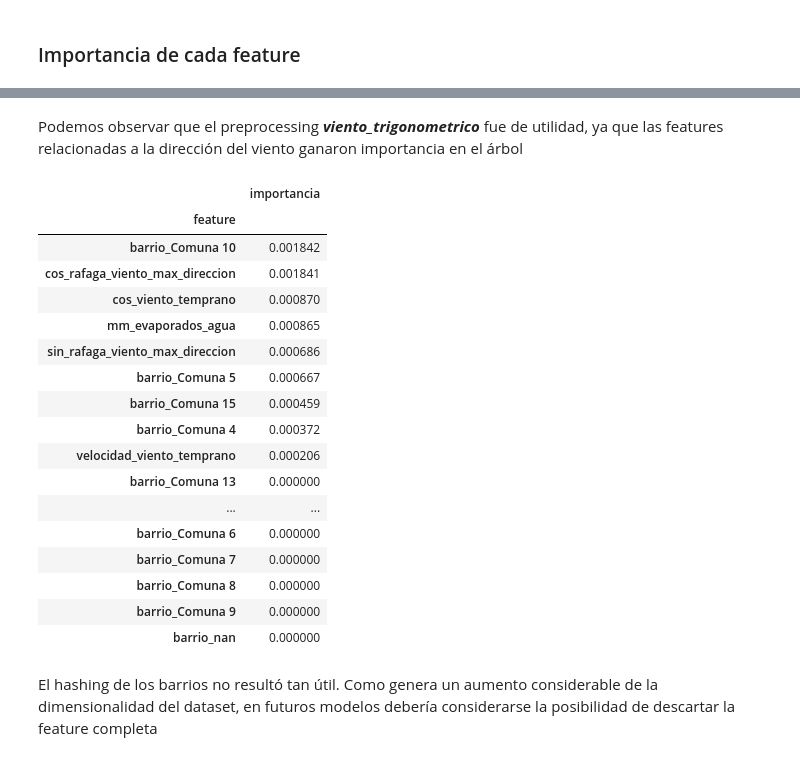
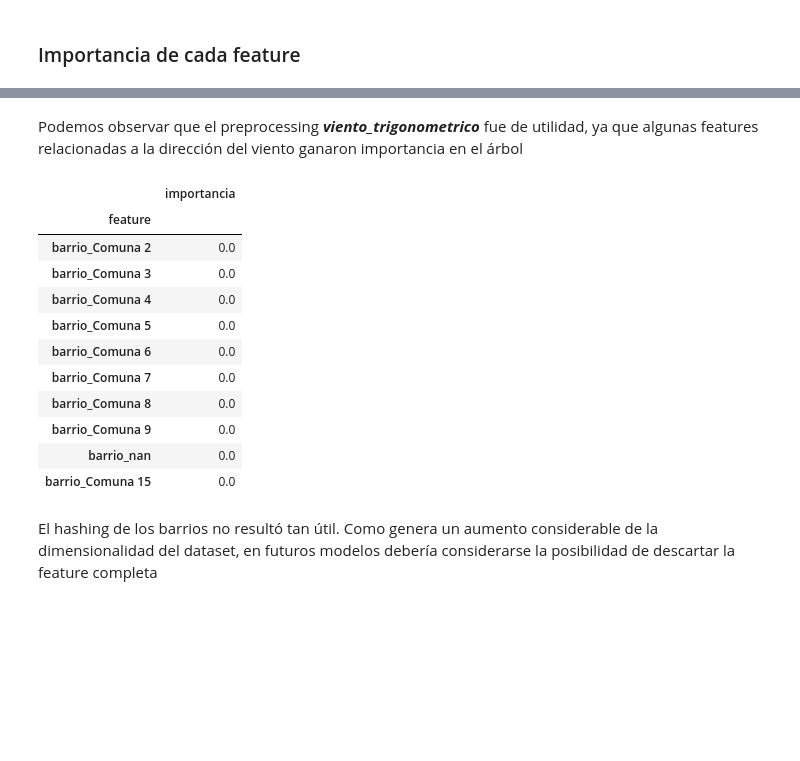
Before and after one commit to fdelu/orga-de-datos, a Jupyter notebook: parte_2/DecisionTreeClassifier.ipynb, the cells around one changed output, grey strips where cells are left out. Cells and saved outputs as stored; diff of their text form; code cells hidden in the pictures; blank space fills up the shorter version.

```diff
--- a/parte_2/DecisionTreeClassifier.ipynb
+++ b/parte_2/DecisionTreeClassifier.ipynb
@@ -20,13 +23,3 @@ from joblib import dump, load
-# %%
-SCORINGS = ["f1", "roc_auc", "accuracy", "recall", "precision"]
-METRIC = "roc_auc"
-
-def tabla(grid, params):
-    tabla = pd.DataFrame(grid.cv_results_)
-    tabla.sort_values("rank_test_" + METRIC, inplace = True)
-    tabla.reset_index(inplace = True)
-    cols = ["param_tree__" + x for x in params] + ["mean_test_" + x for x in SCORINGS]
-    return tabla[cols]
 # %% [markdown]
 ## Preprocessing Nº1
 # %%
@@ -157,24 +147,22 @@ df_features = dia_a_mes(df_features)
 # %% [markdown]
 ### Grid search de hiperparámetros
 # %%
-# Reducimos un poco la busqueda a los valores cercanos
-# a los encontrados con el primer preprocessing
 parameters = {
-    "tree__max_depth": np.arange(8,15,1),
-    "tree__min_samples_split": np.arange(400,600,25)
+    "criterion": [
+        "gini",
+        "entropy"
+    ],
+    "max_depth": np.arange(3,15,1),
+    "min_samples_leaf": np.arange(100,800,25),
 }
 
-pipe = Pipeline([
-    ("imp", SimpleImputer()),
-    ("tree", DecisionTreeClassifier(criterion="entropy", random_state=0))
-])
+grid = GridSearchCV(DecisionTreeClassifier(random_state=0),
+                    param_grid=parameters,
+                    cv = StratifiedKFold(5),
+                    refit = METRIC,
+                    scoring = SCORINGS,
+                    n_jobs = -1)
 
-grid = GridSearchCV(pipe, param_grid=parameters,
-                                       cv = 5,
-                                       scoring = SCORINGS,
-                                       refit=METRIC,
-                                       n_jobs = -1)
-
-grid.fit(df_features, df_target.values.ravel())
+grid.fit(X_train, Y_train)
 grid.best_score_
 # %% [output]
@@ -224,29 +210,20 @@ pd.DataFrame(zip(df_features.columns, grid.best_estimator_[1].feature_importance
 # %% [markdown]
-Podemos observar que el preprocessing ***viento_trigonometrico*** fue de utilidad, ya que las features relacionadas a la dirección del viento ganaron importancia en el árbol
+Podemos observar que el preprocessing ***viento_trigonometrico*** fue de utilidad, ya que algunas features relacionadas a la dirección del viento ganaron importancia en el árbol
 # %%
-pd.DataFrame(zip(df_features.columns, grid.best_estimator_[1].feature_importances_), columns=["feature", "importancia"])\
-.set_index("feature")\
-.sort_values(by="importancia", ascending=False)\
-.tail(20)
+feature_importances(df_features.columns, grid.best_estimator_.feature_importances_).tail(10)
 # %% [output]
 |  | importancia |
 | feature |  |
-| barrio_Comuna 10 | 0.001842 |
-| cos_rafaga_viento_max_direccion | 0.001841 |
-| cos_viento_temprano | 0.000870 |
-| mm_evaporados_agua | 0.000865 |
-| sin_rafaga_viento_max_direccion | 0.000686 |
-| barrio_Comuna 5 | 0.000667 |
-| barrio_Comuna 15 | 0.000459 |
-| barrio_Comuna 4 | 0.000372 |
-| velocidad_viento_temprano | 0.000206 |
-| barrio_Comuna 13 | 0.000000 |
-| ... | ... |
-| barrio_Comuna 6 | 0.000000 |
-| barrio_Comuna 7 | 0.000000 |
-| barrio_Comuna 8 | 0.000000 |
-| barrio_Comuna 9 | 0.000000 |
-| barrio_nan | 0.000000 |
+| barrio_Comuna 2 | 0.0 |
+| barrio_Comuna 3 | 0.0 |
+| barrio_Comuna 4 | 0.0 |
+| barrio_Comuna 5 | 0.0 |
+| barrio_Comuna 6 | 0.0 |
+| barrio_Comuna 7 | 0.0 |
+| barrio_Comuna 8 | 0.0 |
+| barrio_Comuna 9 | 0.0 |
+| barrio_nan | 0.0 |
+| barrio_Comuna 15 | 0.0 |
 # %% [markdown]
 El hashing de los barrios no resultó tan útil. Como genera un aumento considerable de la dimensionalidad del dataset, en futuros modelos debería considerarse la posibilidad de descartar la feature completa
 # %%
```
Also changed, not shown: parts of 25 cells of this notebook, 3 other files.
